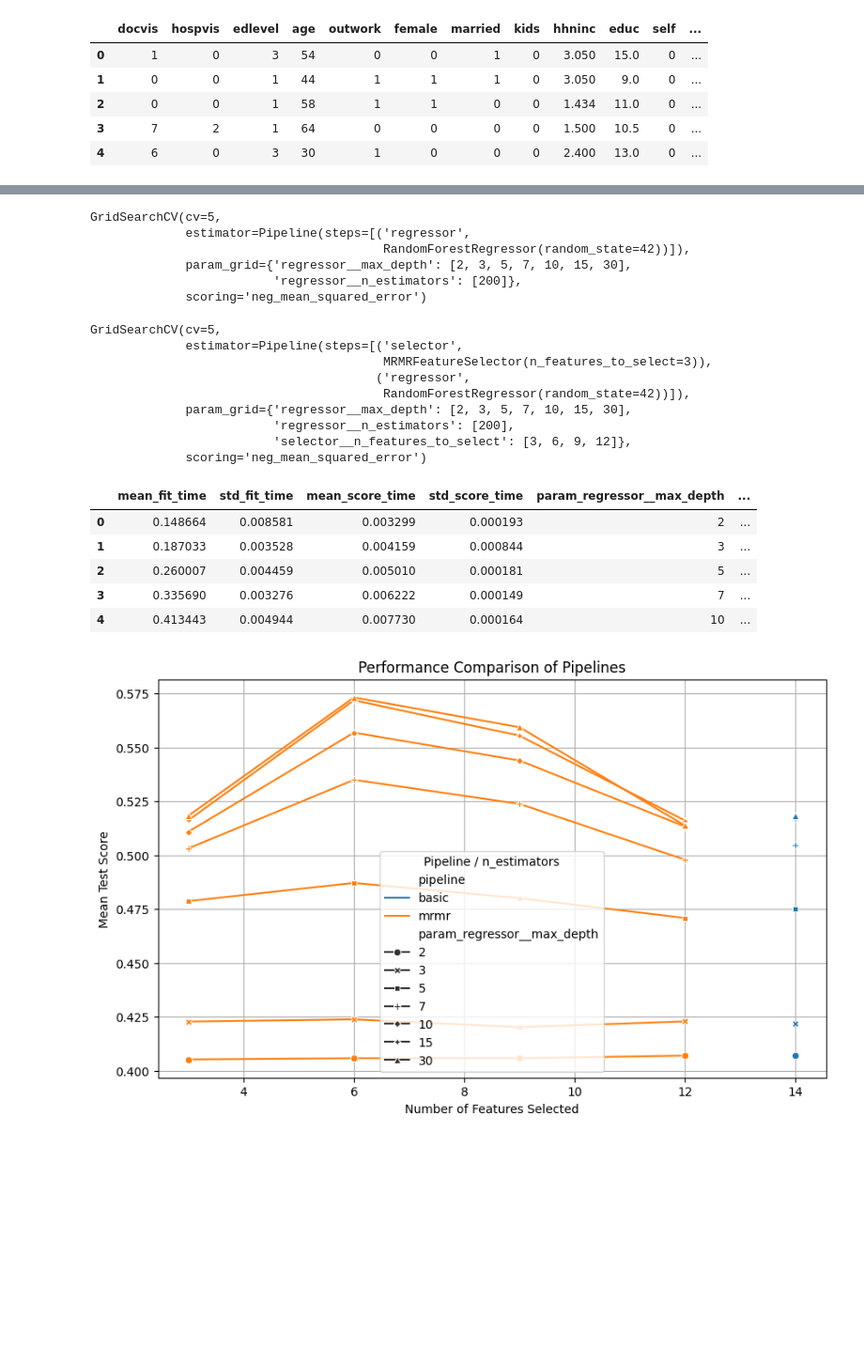
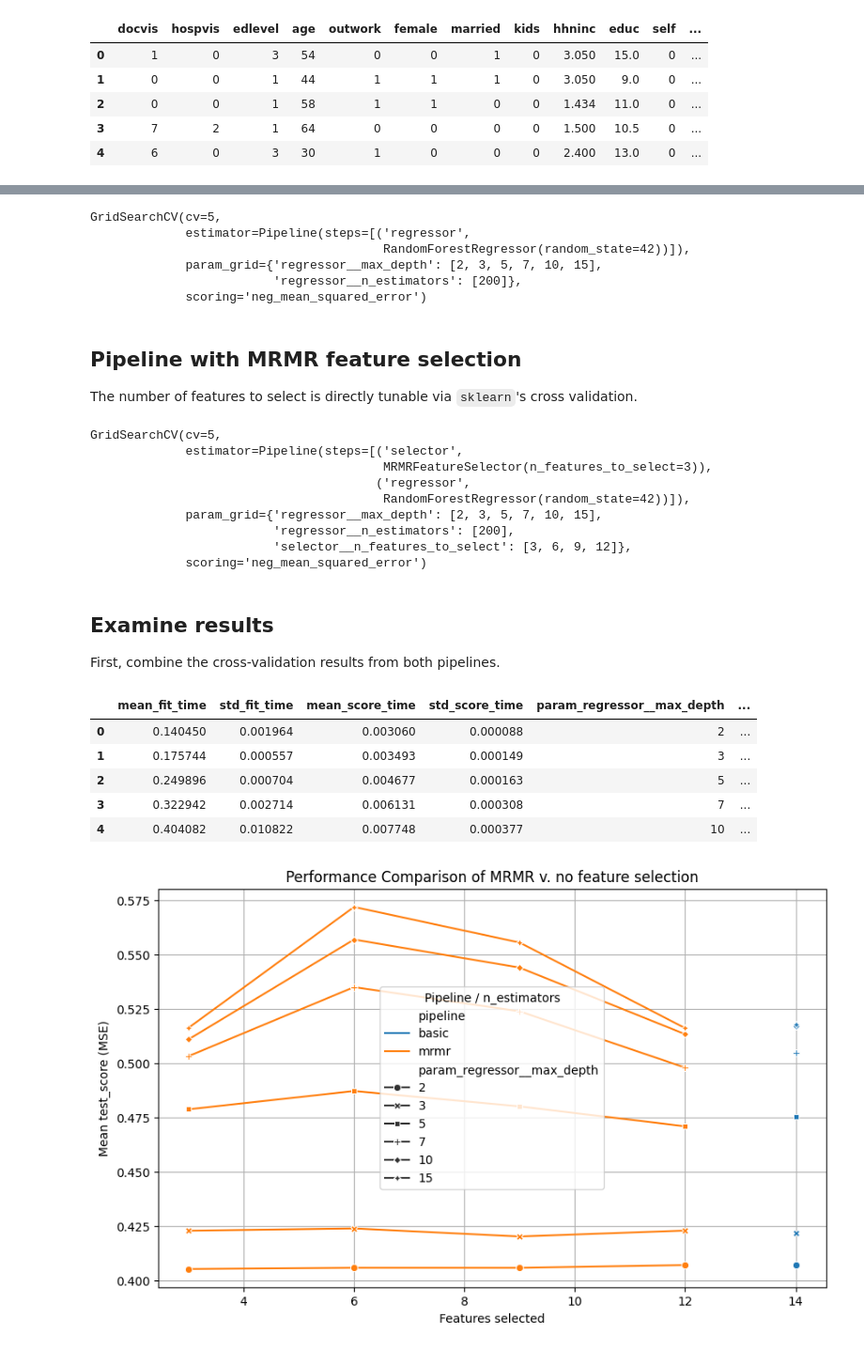
Before and after one commit to benhorvath/sklearn-mrmr, a Jupyter notebook: demo.ipynb, the cells around one changed output, grey strips where cells are left out. Shown: that part at 94% size. Saved outputs shown, nothing was run; the diff lists cells and outputs as text; code cells hidden in the pictures; blank space fills up the shorter version.

```diff
--- a/demo.ipynb
+++ b/demo.ipynb
@@ -43,7 +48,7 @@ basic_pipeline = Pipeline(steps=[
 
 param_grid_basic = {
     'regressor__n_estimators': [200],
-    'regressor__max_depth': [2, 3, 5, 7, 10, 15, 30],
+    'regressor__max_depth': [2, 3, 5, 7, 10, 15],
 }
 
 grid_search_basic = GridSearchCV(estimator=basic_pipeline, param_grid=param_grid_basic, cv=5, scoring='neg_mean_squared_error')
@@ -53,9 +58,13 @@ grid_search_basic.fit(X_train, y_train)
 GridSearchCV(cv=5,
              estimator=Pipeline(steps=[('regressor',
                                         RandomForestRegressor(random_state=42))]),
-             param_grid={'regressor__max_depth': [2, 3, 5, 7, 10, 15, 30],
+             param_grid={'regressor__max_depth': [2, 3, 5, 7, 10, 15],
                          'regressor__n_estimators': [200]},
              scoring='neg_mean_squared_error')
+# %% [markdown]
+## Pipeline with MRMR feature selection
+
+The number of features to select is directly tunable via `sklearn`'s cross validation.
 # %%
 mrmr_pipeline = Pipeline(steps=[
     ('selector', MRMRFeatureSelector(method='ftest', n_features_to_select=3)),
@@ -65,7 +74,7 @@ mrmr_pipeline = Pipeline(steps=[
 param_grid_mrmr = {
     'selector__n_features_to_select': [3, 6, 9, 12],
     'regressor__n_estimators': [200],
-    'regressor__max_depth': [2, 3, 5, 7, 10, 15, 30]
+    'regressor__max_depth': [2, 3, 5, 7, 10, 15]
 }
 
 grid_search_mrmr = GridSearchCV(estimator=mrmr_pipeline, param_grid=param_grid_mrmr, cv=5, scoring='neg_mean_squared_error')
@@ -77,10 +86,14 @@ GridSearchCV(cv=5,
                                         MRMRFeatureSelector(n_features_to_select=3)),
                                        ('regressor',
                                         RandomForestRegressor(random_state=42))]),
-             param_grid={'regressor__max_depth': [2, 3, 5, 7, 10, 15, 30],
+             param_grid={'regressor__max_depth': [2, 3, 5, 7, 10, 15],
                          'regressor__n_estimators': [200],
                          'selector__n_features_to_select': [3, 6, 9, 12]},
              scoring='neg_mean_squared_error')
+# %% [markdown]
+## Examine results
+
+First, combine the cross-validation results from both pipelines.
 # %%
 # Assemble CV
 cv_basic = pd.DataFrame(grid_search_basic.cv_results_)
@@ -90,8 +103,6 @@ cv_basic['param_selector__n_features_to_select'] = 14
 cv_mrmr = pd.DataFrame(grid_search_mrmr.cv_results_)
 cv_mrmr['pipeline'] = 'mrmr'
 
-cv_mrmr.head(10)
-
 cv = pd.concat([cv_basic, cv_mrmr])
 
 cv['mean_test_score'] = -1 * cv['mean_test_score']
@@ -99,27 +110,29 @@ cv['mean_test_score'] = -1 * cv['mean_test_score']
 cv.head()
 # %% [output]
 |  | mean_fit_time | std_fit_time | mean_score_time | std_score_time | param_regressor__max_depth | ... |
-| 0 | 0.148664 | 0.008581 | 0.003299 | 0.000193 | 2 | ... |
-| 1 | 0.187033 | 0.003528 | 0.004159 | 0.000844 | 3 | ... |
-| 2 | 0.260007 | 0.004459 | 0.005010 | 0.000181 | 5 | ... |
-| 3 | 0.335690 | 0.003276 | 0.006222 | 0.000149 | 7 | ... |
-| 4 | 0.413443 | 0.004944 | 0.007730 | 0.000164 | 10 | ... |
+| 0 | 0.140450 | 0.001964 | 0.003060 | 0.000088 | 2 | ... |
+| 1 | 0.175744 | 0.000557 | 0.003493 | 0.000149 | 3 | ... |
+| 2 | 0.249896 | 0.000704 | 0.004677 | 0.000163 | 5 | ... |
+| 3 | 0.322942 | 0.002714 | 0.006131 | 0.000308 | 7 | ... |
+| 4 | 0.404082 | 0.010822 | 0.007748 | 0.000377 | 10 | ... |
 # %%
-dff = cv[['pipeline', 'param_selector__n_features_to_select', 'param_regressor__max_depth', 'mean_test_score']]
+dff = cv[['pipeline', 'param_selector__n_features_to_select',
+          'param_regressor__max_depth', 'mean_test_score']]
 
 import seaborn as sns
 
 plt.figure(figsize=(10, 6))
-sns.lineplot(data=dff, x='param_selector__n_features_to_select', y='mean_test_score', hue='pipeline', style='param_regressor__max_depth', markers=True, dashes=False)
+sns.lineplot(data=dff, x='param_selector__n_features_to_select', y='mean_test_score',
+             hue='pipeline', style='param_regressor__max_depth', markers=True,
+             dashes=False)
 
-# Set plot labels and title
-plt.xlabel('Number of Features Selected')
-plt.ylabel('Mean Test Score')
-plt.title('Performance Comparison of Pipelines')
+plt.xlabel('Features selected')
+plt.ylabel('Mean test_score (MSE)')
+plt.title('Performance Comparison of MRMR v. no feature selection')
 plt.legend(title='Pipeline / n_estimators')
 plt.grid(True)
 
 # Show the plot
 plt.show()
 # %% [output]
-[figure, old version]
+[figure, new version]
```
Also changed, not shown: parts of 8 cells of this notebook, 2 other files.
